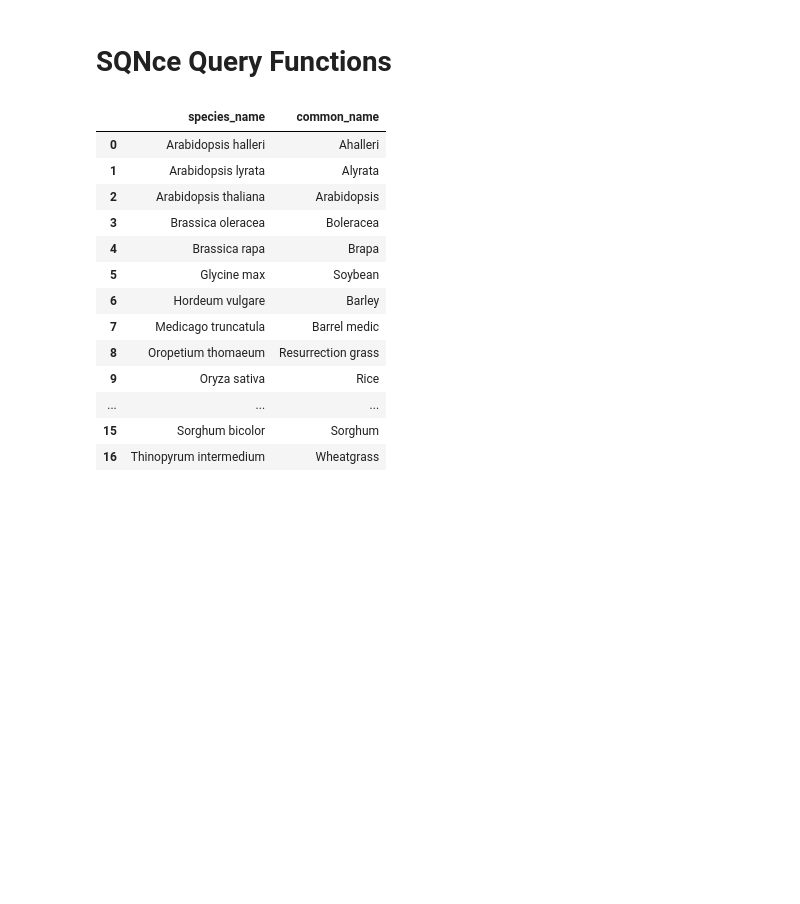
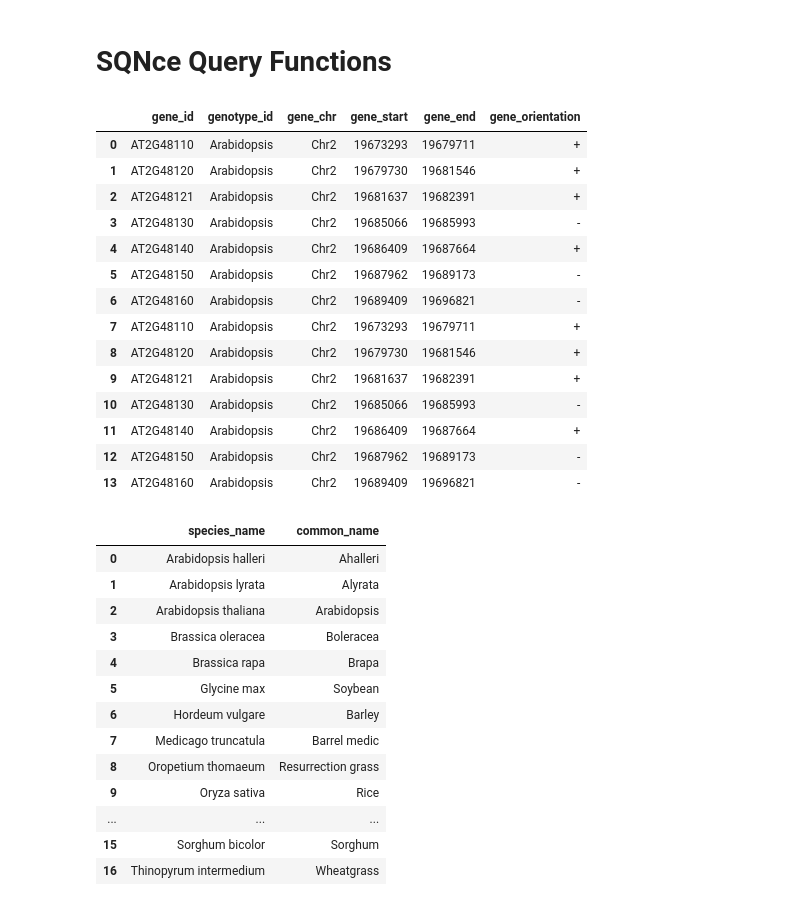
Before and after one commit to eporetsky/SQNce, a Jupyter notebook: SQNce.ipynb, the cells around one changed output. Cells and saved outputs as stored; diff of their text form; code cells hidden in the pictures; blank space fills up the shorter version.

Commit message:
Add query to find neighboring genes

```diff
--- a/SQNce.ipynb
+++ b/SQNce.ipynb
@@ -403,6 +404,41 @@ Vigna unguiculata
 Zea mays
 # %% [markdown]
 # SQNce Query Functions
+# %%
+# Query to find neighboring genes
+num = 19681637
+con = sqlite3.connect('SQNce.db')
+cursorObj = con.cursor()
+pd.read_sql_query('''SELECT *
+                     FROM gene_coordinates
+                     WHERE genotype_id = "Arabidopsis"
+                     AND gene_chr = "Chr2"
+                     AND gene_start BETWEEN {0} AND {1}
+
+                     UNION ALL
+
+                     SELECT *
+                     FROM gene_coordinates
+                     WHERE genotype_id = "Arabidopsis"
+                     AND gene_chr = "Chr2"
+                     AND gene_start BETWEEN {0} AND {1}
+                     '''.format(num-10000,num+10000), con)
+# %% [output]
+|  | gene_id | genotype_id | gene_chr | gene_start | gene_end | gene_orientation |
+| 0 | AT2G48110 | Arabidopsis | Chr2 | 19673293 | 19679711 | + |
+| 1 | AT2G48120 | Arabidopsis | Chr2 | 19679730 | 19681546 | + |
+| 2 | AT2G48121 | Arabidopsis | Chr2 | 19681637 | 19682391 | + |
+| 3 | AT2G48130 | Arabidopsis | Chr2 | 19685066 | 19685993 | - |
+| 4 | AT2G48140 | Arabidopsis | Chr2 | 19686409 | 19687664 | + |
+| 5 | AT2G48150 | Arabidopsis | Chr2 | 19687962 | 19689173 | - |
+| 6 | AT2G48160 | Arabidopsis | Chr2 | 19689409 | 19696821 | - |
+| 7 | AT2G48110 | Arabidopsis | Chr2 | 19673293 | 19679711 | + |
+| 8 | AT2G48120 | Arabidopsis | Chr2 | 19679730 | 19681546 | + |
+| 9 | AT2G48121 | Arabidopsis | Chr2 | 19681637 | 19682391 | + |
+| 10 | AT2G48130 | Arabidopsis | Chr2 | 19685066 | 19685993 | - |
+| 11 | AT2G48140 | Arabidopsis | Chr2 | 19686409 | 19687664 | + |
+| 12 | AT2G48150 | Arabidopsis | Chr2 | 19687962 | 19689173 | - |
+| 13 | AT2G48160 | Arabidopsis | Chr2 | 19689409 | 19696821 | - |
 # %%
 def show_available_species(con):
     con = sqlite3.connect('SQNce.db')
```
Also changed, not shown: parts of 1 cell of this notebook.
